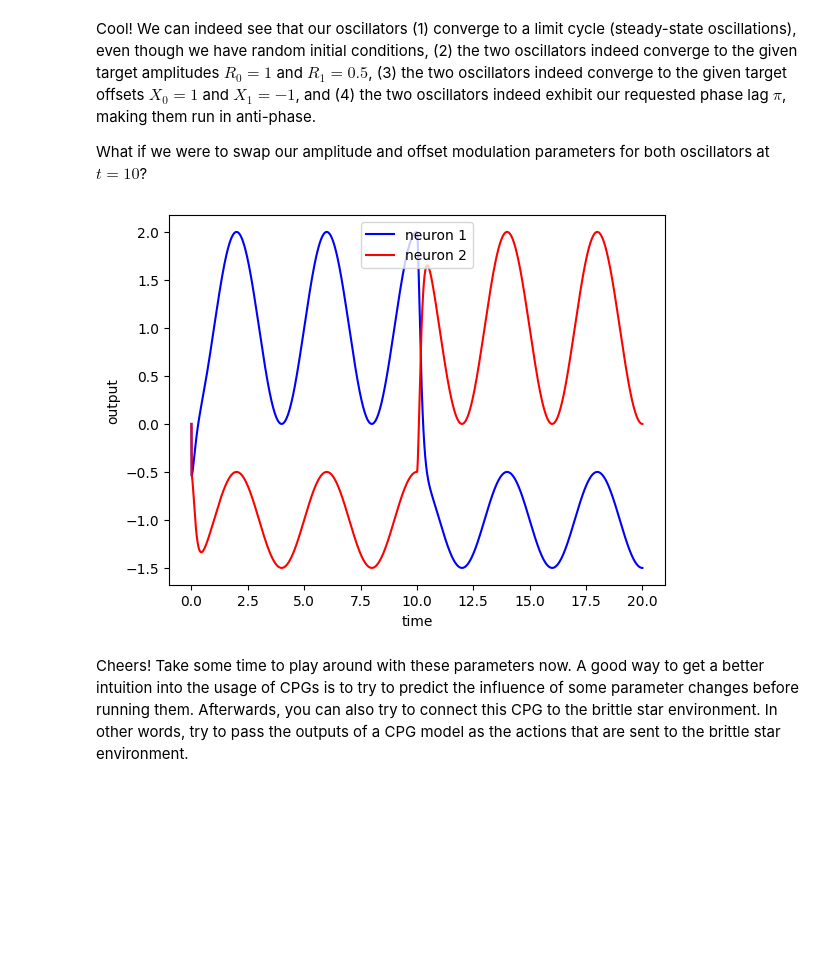
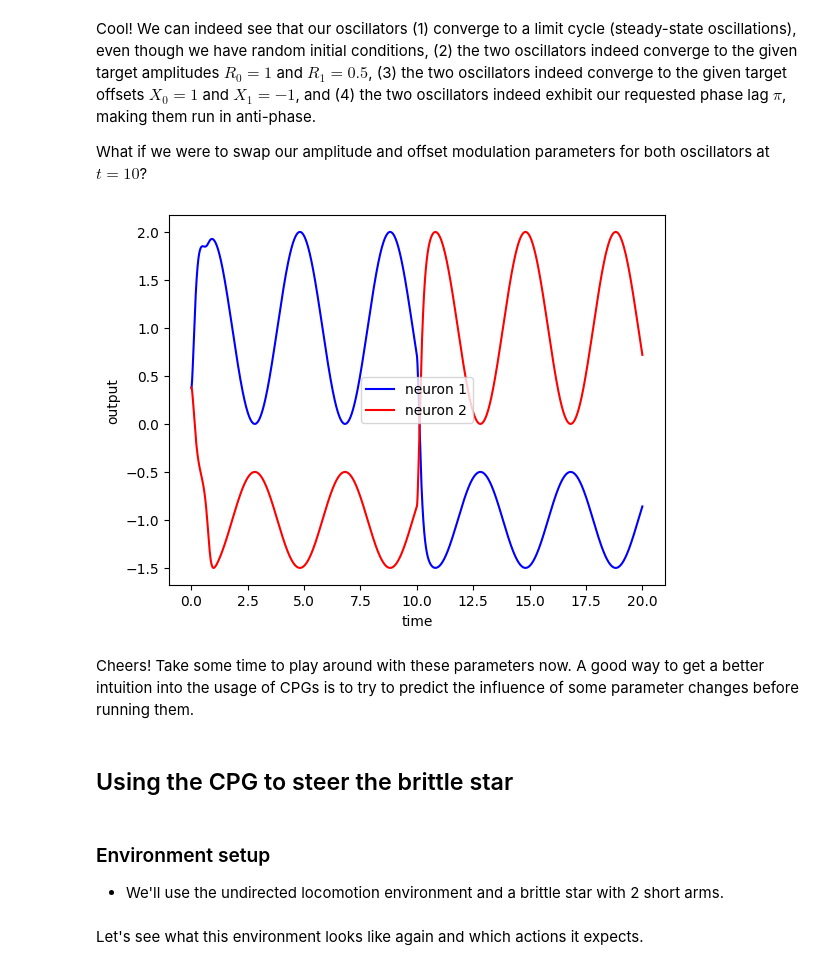
Before and after one commit to Co-Evolve/SEL3-2024, a Jupyter notebook: tutorials/brb_brittle_star_cpg_tutorial.ipynb, the cells around one changed output. Saved outputs shown, nothing was run; the diff lists cells and outputs as text; code cells hidden in the pictures; blank space fills up the shorter version.

```diff
--- a/tutorials/brb_brittle_star_cpg_tutorial.ipynb
+++ b/tutorials/brb_brittle_star_cpg_tutorial.ipynb
@@ -294,10 +307,11 @@ SIMLATION_TIME = 20
 Now we can implement the first equation (i.e. the phase differential equation).
 # %%
 def phase_de(
-        omegas: jnp.ndarray,
+        weights: jnp.ndarray,
         amplitudes: jnp.ndarray,
         phases: jnp.ndarray,
-        phase_biases: jnp.ndarray
+        phase_biases: jnp.ndarray,
+        omegas: jnp.ndarray
         ) -> jnp.ndarray:
     @jax.vmap  # vectorizes this function for us over an additional batch dimension (in this case over all oscillators)
     def sine_term(
@@ -306,7 +320,7 @@ def phase_de(
             ) -> jnp.ndarray:
         return jnp.sin(phases - phase_i - phase_biases_i)
 
-    couplings = jnp.sum(WEIGHTS * amplitudes * sine_term(phase_i=phases, phase_biases_i=phase_biases), axis=1)
+    couplings = jnp.sum(weights * amplitudes * sine_term(phase_i=phases, phase_biases_i=phase_biases), axis=1)
     return omegas + couplings
 # %% [markdown]
 The amplitude and offset equations have the same structure, so we can implement them just once in a reusable form. Note that these are second-order differential equations, so as previously shown, we will decompose it into two first-order differential equations:
@@ -466,40 +506,63 @@ Cool! We can indeed see that our oscillators (1) converge to a limit cycle (stea
 
 What if we were to swap our amplitude and offset modulation parameters for both oscillators at $t=10$?
 # %%
-# Modulation parameters
-omegas = (jnp.pi / 2) * np.ones(num_oscillators)
-rhos = adjacency_matrix * jnp.array([[jnp.pi], [-jnp.pi]])
+import functools
 
 rng = jax.random.PRNGKey(seed=0)
 
-dt = 0.01
-states = [get_random_initial_state(rng=rng)]
-jit_step = jax.jit(functools.partial(step_cpg, solver=rk4_solver))
-while states[-1].time < SIMLATION_TIME:
-    if states[-1].time < 10:
-        R = jnp.array([1.0, 0.5])
-        X = jnp.array([1.0, -1.0])
-    else:
-        R = jnp.array([0.5, 1.0])
-        X = jnp.array([-1.0, 1.0])
+adjacency_matrix = jnp.ones((2, 2)) - jnp.identity(2)
+# noinspection PyArgumentList
+cpg_constants = CPGConstants(
+        num_oscillators=2, amplitude_gain=20, offset_gain=20, weights=5 * adjacency_matrix, dt=0.01, )
+cpg_state = get_random_initial_cpg_state(rng=rng, cpg_constants=cpg_constants)
+# noinspection PyArgumentList
+cpg_modulators = CPGModulators(
+        R=jnp.array([1.0, 0.5]),
+        X=jnp.array([1.0, -1.0]),
+        omegas=(jnp.pi / 2) * jnp.ones(cpg_constants.num_oscillators),
+        rhos=adjacency_matrix * jnp.array([[jnp.pi], [-jnp.pi]])
+        )
+# noinspection PyArgumentList
+cpg = CPG(
+        state=cpg_state, constants=cpg_constants, modulators=cpg_modulators
+        )
+SIMLATION_TIME = 20
 
-    state = jit_step(
-            delta_time=dt, state=states[-1], omegas=omegas, R=R, X=X, rhos=rhos
+# We'll save the states to visualize them at the end
+states = []
+jit_step_cpg = jax.jit(functools.partial(step_cpg, solver=rk4_solver))
+remodulated = False
+while cpg.state.time < SIMLATION_TIME:
+    if not remodulated and cpg.state.time > 10:
+        cpg = cpg.replace(
+                modulators=cpg.modulators.replace(
+                        X=cpg.modulators.X[::-1], R=cpg.modulators.R[::-1]
+                        )
+                )
+        remodulated = True
+
+    cpg = jit_step_cpg(
+            cpg
             )
-    states.append(state)
+    states.append(cpg.state)
 
 times = [state.time for state in states]
 o1 = [state.outputs[0] for state in states]
 o2 = [state.outputs[1] for state in states]
 
 plt.plot(times, o1, color="blue", label="neuron 1")
 plt.plot(times, o2, color="red", label="neuron 2")
 plt.legend()
 plt.xlabel("time")
 plt.ylabel("output")
 plt.show()
 plt.close()
 # %% [output]
-[figure, old version]
+[figure, new version]
 # %% [markdown]
-Cheers! Take some time to play around with these parameters now. A good way to get a better intuition into the usage of CPGs is to try to predict the influence of some parameter changes before running them. Afterwards, you can also try to connect this CPG to the brittle star environment. In other words, try to pass the outputs of a CPG model as the actions that are sent to the brittle star environment.
+Cheers! Take some time to play around with these parameters now. A good way to get a better intuition into the usage of CPGs is to try to predict the influence of some parameter changes before running them.
+# %% [markdown]
+## Using the CPG to steer the brittle star
+# %% [markdown]
+### Environment setup
+* We'll use the undirected locomotion environment and a brittle star with 2 short arms.
@@ -505,0 +615,2 @@ Cheers! Take some time to play around with these parameters now. A good way to g
+# %% [markdown]
+Let's see what this environment looks like again and which actions it expects.
```
Also changed, not shown: parts of 19 cells of this notebook, 2 other files.
